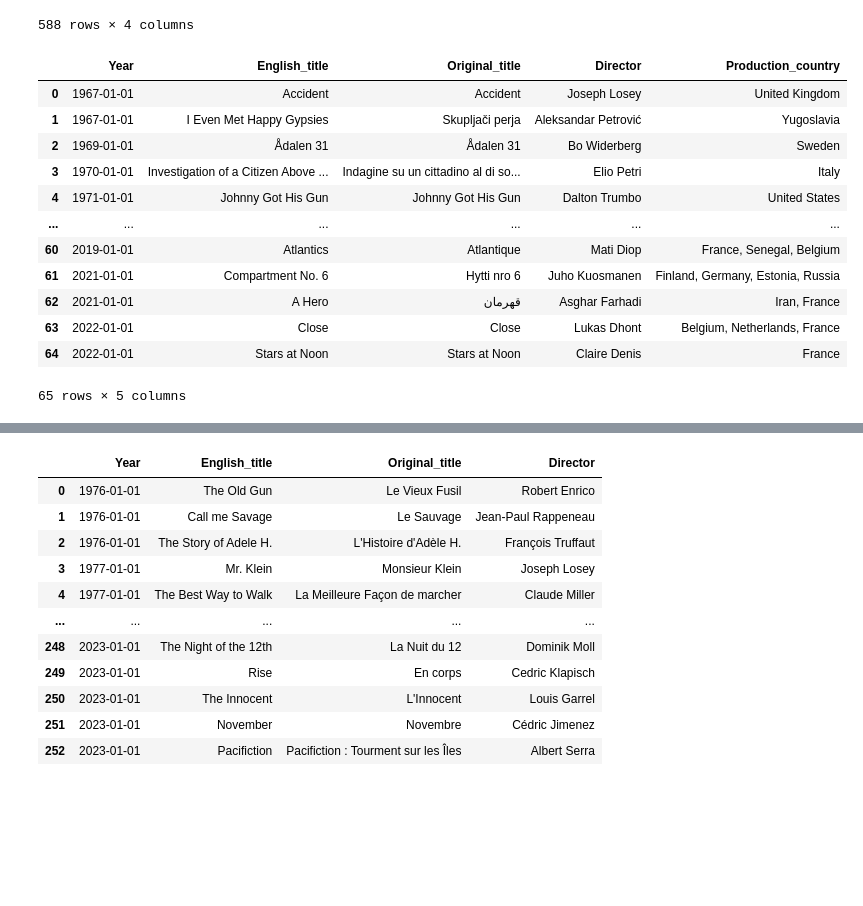
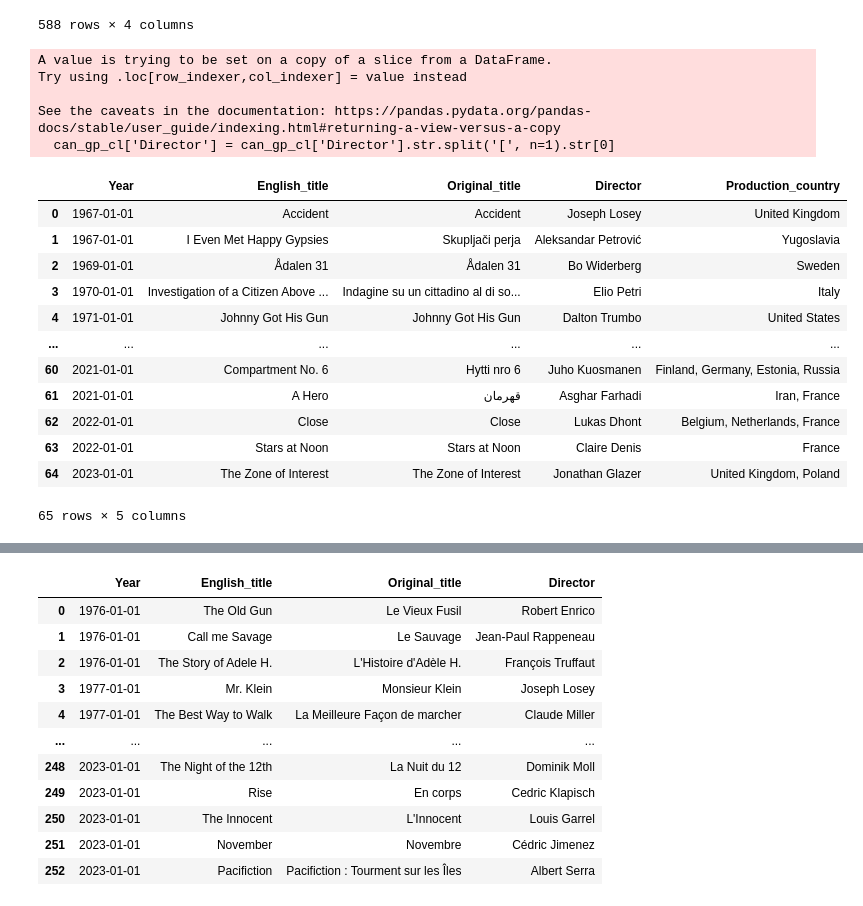
Before and after one commit to itsreivilo/movies, a Jupyter notebook: cleaning_data/cleaning_awards.ipynb, the cells around one changed output, grey strips where cells are left out. Cells and saved outputs as stored; diff of their text form; code cells hidden in the pictures; blank space fills up the shorter version.

```diff
--- a/cleaning_data/cleaning_awards.ipynb
+++ b/cleaning_data/cleaning_awards.ipynb
@@ -247,32 +252,37 @@ def renom_cannes(df) :
 # %%
 #Grand Prix - Cannes
 
 can_gp_cl = can_gp
 can_gp_cl = renom_cannes(can_gp_cl)
 can_gp_cl = conv_date(can_gp_cl)
 #suppression lignes non voulues avec la décennie comme valeur dans chaque colonne (scrapping du tableau difficile)
-decades_to_delete = [f"{decade}s" for decade in range(1960, 2030, 10)]
+decades_to_delete = [f"{decade}s" for decade in range(1960, 2030, 10)] + ['Awarded as "Grand Prix du Jury"']
 can_gp_cl = can_gp_cl.loc[~can_gp_cl['English_title'].isin(decades_to_delete)]
+can_gp_cl['Director'] = can_gp_cl['Director'].str.split('[', n=1).str[0]
+
 can_gp_cl = can_gp_cl.reset_index(drop=True)
+can_gp_cl= can_gp_cl.iloc[:65, :5]
+
+can_gp_cl
+# %% [output]
+A value is trying to be set on a copy of a slice from a DataFrame.
+Try using .loc[row_indexer,col_indexer] = value instead
+
+See the caveats in the documentation: https://pandas.pydata.org/pandas-docs/stable/user_guide/indexing.html#returning-a-view-versus-a-copy
+  can_gp_cl['Director'] = can_gp_cl['Director'].str.split('[', n=1).str[0]
+|  | Year | English_title | Original_title | Director | Production_country |
+| 0 | 1967-01-01 | Accident | Accident | Joseph Losey | United Kingdom |
+| 1 | 1967-01-01 | I Even Met Happy Gypsies | Skupljači perja | Aleksandar Petrović | Yugoslavia |
+| 2 | 1969-01-01 | Ådalen 31 | Ådalen 31 | Bo Widerberg | Sweden |
+| 3 | 1970-01-01 | Investigation of a Citizen Above ... | Indagine su un cittadino al di so... | Elio Petri | Italy |
+| 4 | 1971-01-01 | Johnny Got His Gun | Johnny Got His Gun | Dalton Trumbo | United States |
+| ... | ... | ... | ... | ... | ... |
+| 60 | 2021-01-01 | Compartment No. 6 | Hytti nro 6 | Juho Kuosmanen | Finland, Germany, Estonia, Russia |
+| 61 | 2021-01-01 | A Hero | قهرمان | Asghar Farhadi | Iran, France |
+| 62 | 2022-01-01 | Close | Close | Lukas Dhont | Belgium, Netherlands, France |
+| 63 | 2022-01-01 | Stars at Noon | Stars at Noon | Claire Denis | France |
+| 64 | 2023-01-01 | The Zone of Interest | The Zone of Interest | Jonathan Glazer | United Kingdom, Poland |
+65 rows × 5 columns
-# %%
-
-can_gp_cl= can_gp_cl.iloc[:65, :5]
-
-can_gp_cl
-# %% [output]
-|  | Year | English_title | Original_title | Director | Production_country |
-| 0 | 1967-01-01 | Accident | Accident | Joseph Losey | United Kingdom |
-| 1 | 1967-01-01 | I Even Met Happy Gypsies | Skupljači perja | Aleksandar Petrović | Yugoslavia |
-| 2 | 1969-01-01 | Ådalen 31 | Ådalen 31 | Bo Widerberg | Sweden |
-| 3 | 1970-01-01 | Investigation of a Citizen Above ... | Indagine su un cittadino al di so... | Elio Petri | Italy |
-| 4 | 1971-01-01 | Johnny Got His Gun | Johnny Got His Gun | Dalton Trumbo | United States |
-| ... | ... | ... | ... | ... | ... |
-| 60 | 2019-01-01 | Atlantics | Atlantique | Mati Diop | France, Senegal, Belgium |
-| 61 | 2021-01-01 | Compartment No. 6 | Hytti nro 6 | Juho Kuosmanen | Finland, Germany, Estonia, Russia |
-| 62 | 2021-01-01 | A Hero | قهرمان | Asghar Farhadi | Iran, France |
-| 63 | 2022-01-01 | Close | Close | Lukas Dhont | Belgium, Netherlands, France |
-| 64 | 2022-01-01 | Stars at Noon | Stars at Noon | Claire Denis | France |
-65 rows × 5 columns
 # %%
 #Prix du Jury - Cannes
 
```
Also changed, not shown: parts of 9 cells of this notebook, 1 other file.
